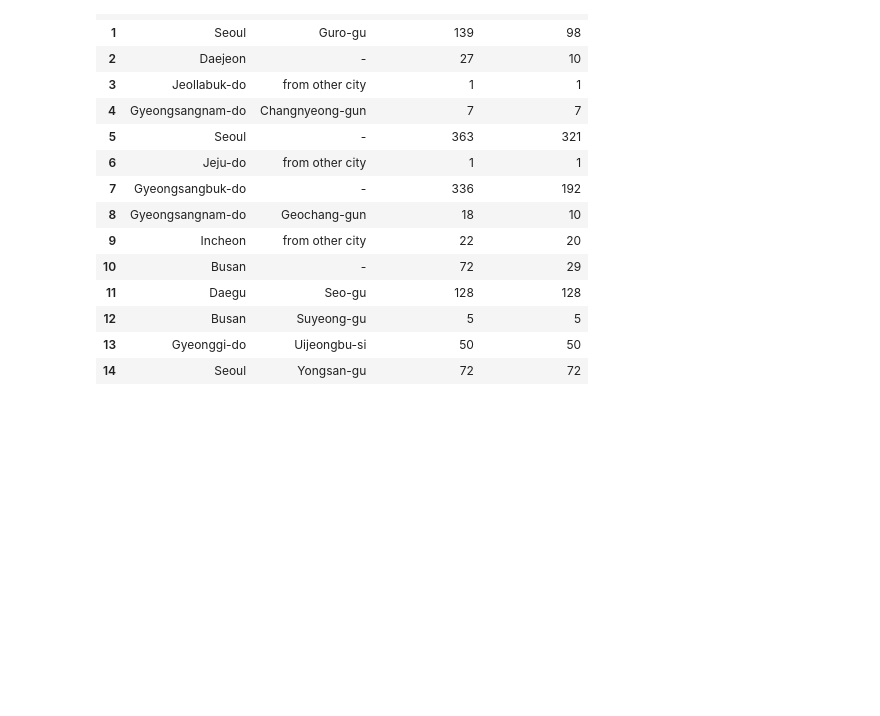
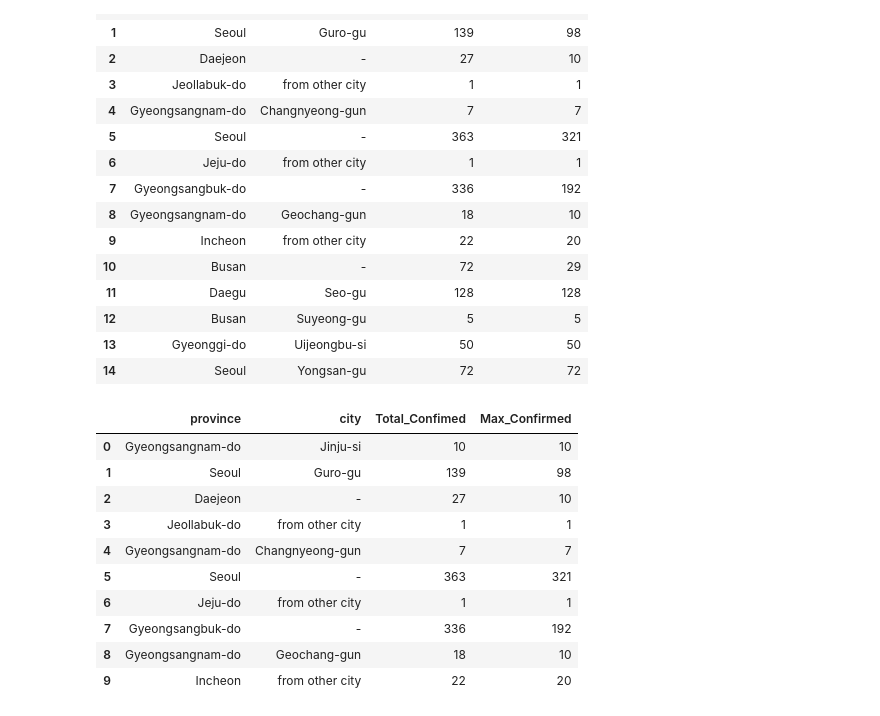
Before and after one commit to KulyashDahiya/DataEngineering, a Jupyter notebook: PysparkLearning/Basics/2_Dataframe.ipynb, the cells around one changed output. Saved outputs shown, nothing was run; the diff lists cells and outputs as text; code cells hidden in the pictures; blank space fills up the shorter version.

```diff
--- a/PysparkLearning/Basics/2_Dataframe.ipynb
+++ b/PysparkLearning/Basics/2_Dataframe.ipynb
@@ -143,3 +142,21 @@ cases.groupBy(["province", "city"]).agg(F.sum("confirmed"), F.max("confirmed")).
 | 12 | Busan | Suyeong-gu | 5 | 5 |
 | 13 | Gyeonggi-do | Uijeongbu-si | 50 | 50 |
 | 14 | Seoul | Yongsan-gu | 72 | 72 |
+# %%
+# Group By (Alias)
+
+cases.groupBy(["province", "city"]) \
+    .agg(F.sum("confirmed").alias("Total_Confimed"), F.max("confirmed").alias("Max_Confirmed")) \
+    .limit(10).toPandas()
+# %% [output]
+|  | province | city | Total_Confimed | Max_Confirmed |
+| 0 | Gyeongsangnam-do | Jinju-si | 10 | 10 |
+| 1 | Seoul | Guro-gu | 139 | 98 |
+| 2 | Daejeon | - | 27 | 10 |
+| 3 | Jeollabuk-do | from other city | 1 | 1 |
+| 4 | Gyeongsangnam-do | Changnyeong-gun | 7 | 7 |
+| 5 | Seoul | - | 363 | 321 |
+| 6 | Jeju-do | from other city | 1 | 1 |
+| 7 | Gyeongsangbuk-do | - | 336 | 192 |
+| 8 | Gyeongsangnam-do | Geochang-gun | 18 | 10 |
+| 9 | Incheon | from other city | 22 | 20 |
```
Also changed, not shown: parts of 4 cells of this notebook.
